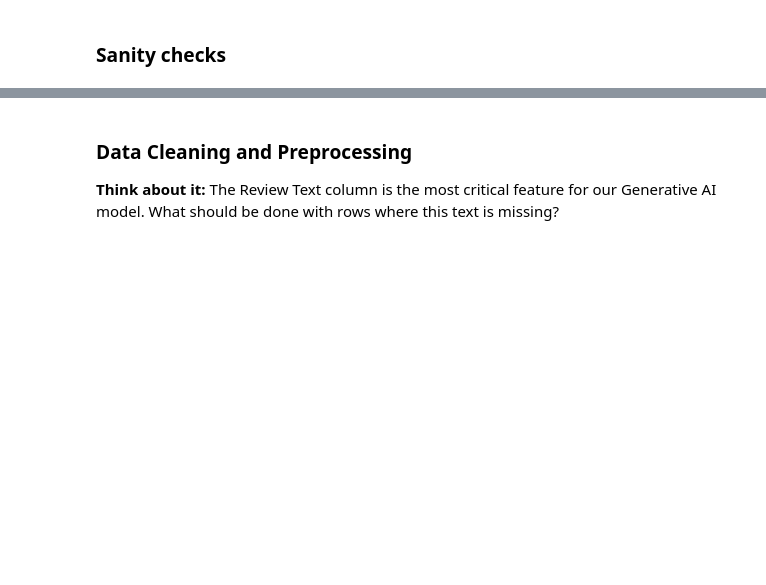
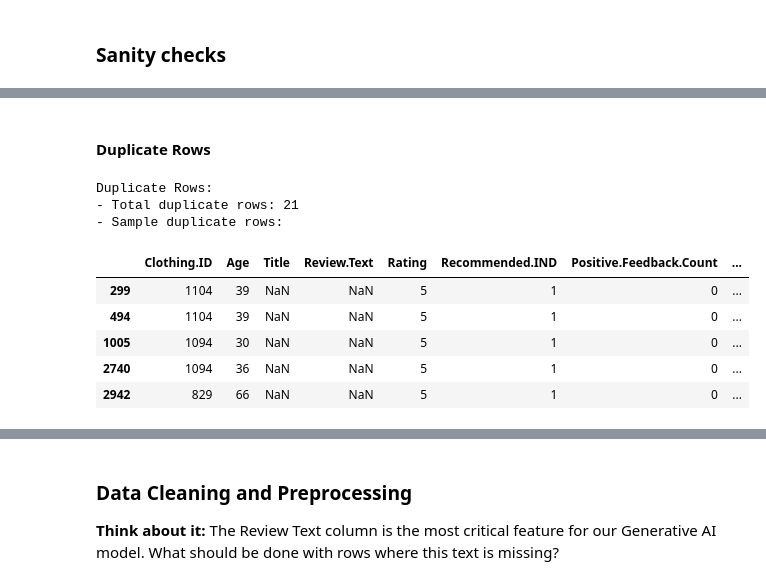
Before and after one commit to sys8dev/real-time-retail-feedback-intelligence, a Jupyter notebook: Real_Time_Retail_Feedback_Intelligence_Full_code.ipynb, the cells around one changed output, grey strips where cells are left out. Cells and saved outputs as stored; diff of their text form; code cells hidden in the pictures; blank space fills up the shorter version.

```diff
--- a/Real_Time_Retail_Feedback_Intelligence_Full_code.ipynb
+++ b/Real_Time_Retail_Feedback_Intelligence_Full_code.ipynb
@@ -255,0 +320,28 @@ memory usage: 2.0+ MB
+# %% [markdown]
+#### Duplicate Rows
+# %%
+# ----------------------------------------------------------------------
+# Dataset Sanity Checks
+# Basic data-quality checks before cleaning and analysis.
+# ----------------------------------------------------------------------
+
+# Duplicate Rows
+# duplicated() identifies rows that exactly match an earlier row.
+print("Duplicate Rows:")
+num_duplicates = df.duplicated().sum()
+print(f"- Total duplicate rows: {num_duplicates}")
+
+# If duplicates exist, show a small sample to inspect them.
+if num_duplicates > 0:
+    print("- Sample duplicate rows:")
+    display(df[df.duplicated(keep=False)].head())
+# %% [output]
+Duplicate Rows:
+- Total duplicate rows: 21
+- Sample duplicate rows:
+|  | Clothing.ID | Age | Title | Review.Text | Rating | Recommended.IND | Positive.Feedback.Count | ... |
+| 299 | 1104 | 39 | NaN | NaN | 5 | 1 | 0 | ... |
+| 494 | 1104 | 39 | NaN | NaN | 5 | 1 | 0 | ... |
+| 1005 | 1094 | 30 | NaN | NaN | 5 | 1 | 0 | ... |
+| 2740 | 1094 | 36 | NaN | NaN | 5 | 1 | 0 | ... |
+| 2942 | 829 | 66 | NaN | NaN | 5 | 1 | 0 | ... |
```
Also changed, not shown: parts of 16 cells of this notebook, 1 other file.
